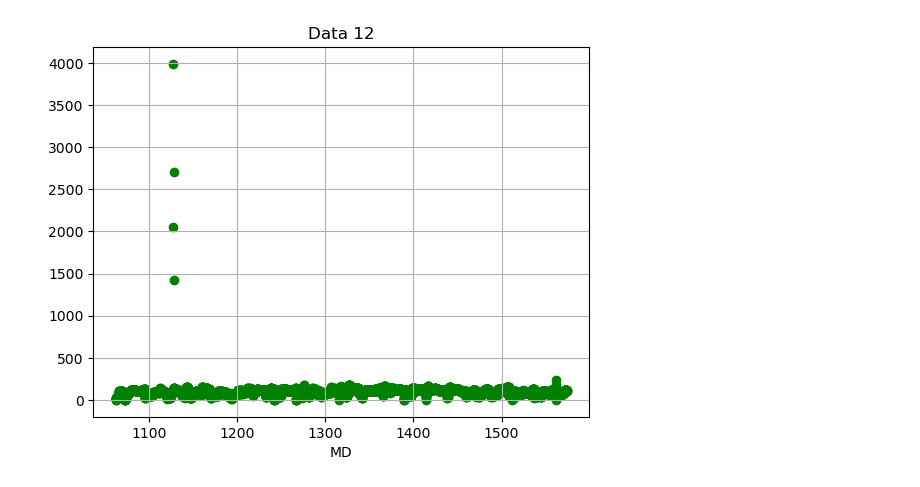
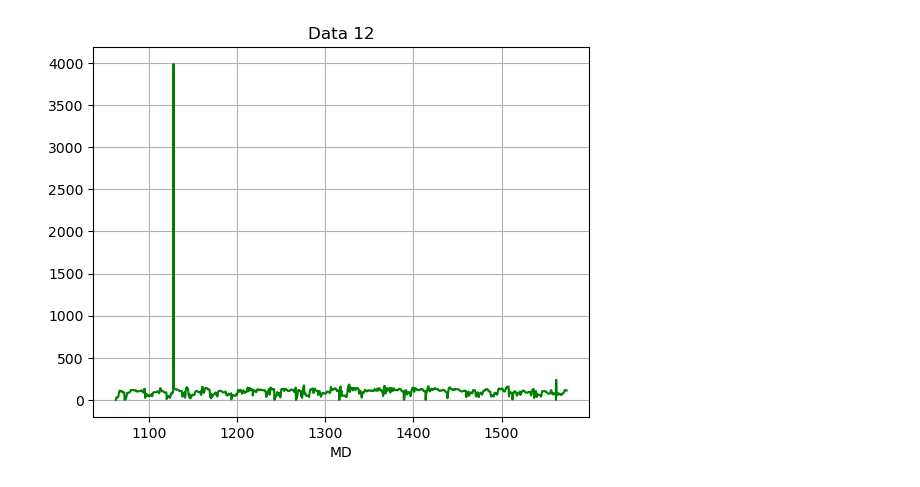
Before and after one commit to Mis-prog/digital-signal-processing-app, a Jupyter notebook: work/work_new.ipynb, the cells around one changed output. Saved outputs shown, nothing was run; the diff lists cells and outputs as text; code cells hidden in the pictures.

```diff
--- a/work/work_new.ipynb
+++ b/work/work_new.ipynb
@@ -8,13 +11,13 @@ data=data.iloc[:,1:]
 # %%
 name='Data 12'
 
 border=data_processing.get_index_start_end_work(data,name)
 start_=border[0][0]
 end_=border[0][1]
 
-data_test=data_processing.get_data_by_border(data,start_,end_,name)
+data_check=data_processing.get_data_by_border(data,start_,end_,name)
 
-data_test=data_processing.get_data_with_frequency(data_test,1)
-plot_data.plot(data_test)
+data_check=data_processing.get_data_with_frequency(data_check,1)
+plot_data.plot(data_check,scatter=False)
 # %% [output]
-[figure, old version]
+[figure, new version]
```
Also changed, not shown: parts of 3 cells of this notebook, 1 other file.
